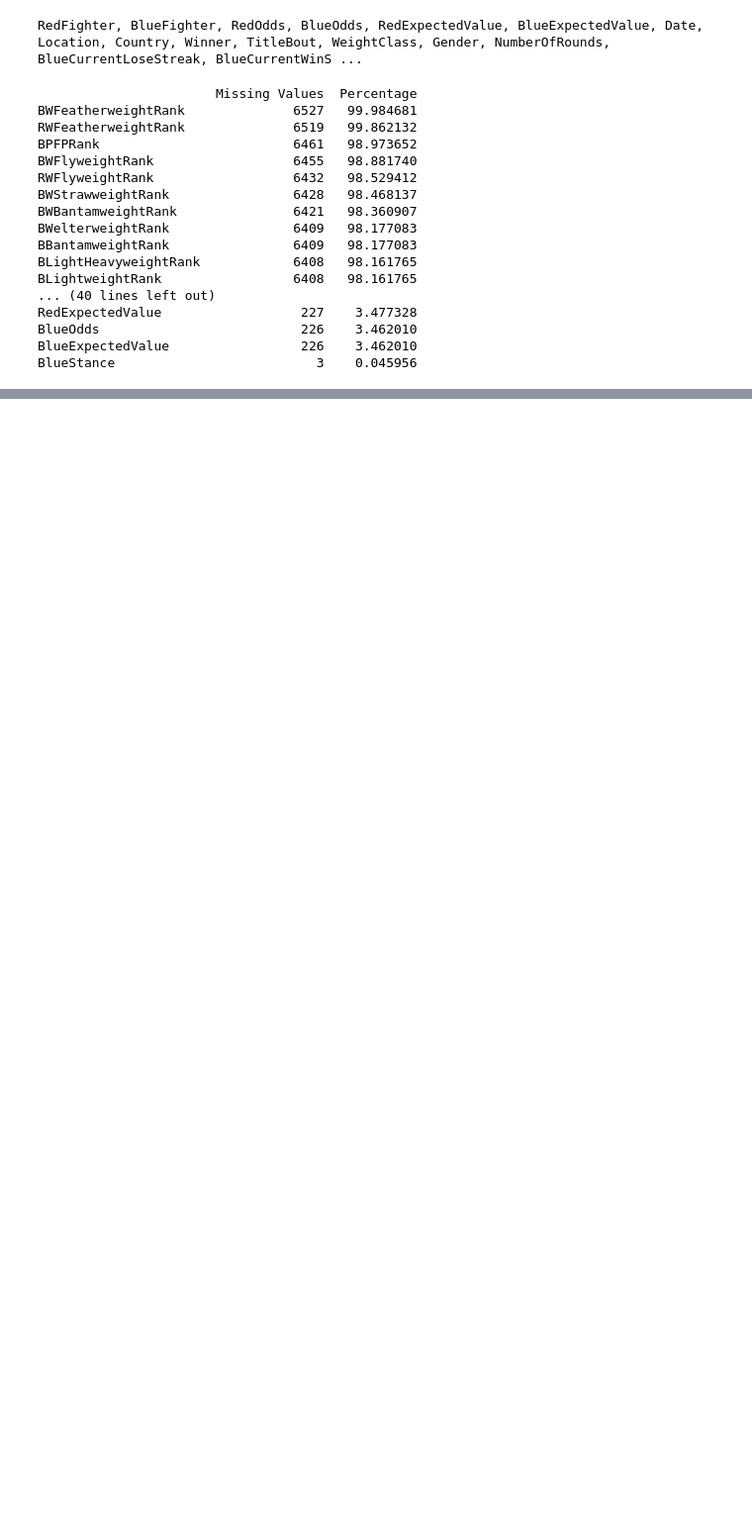
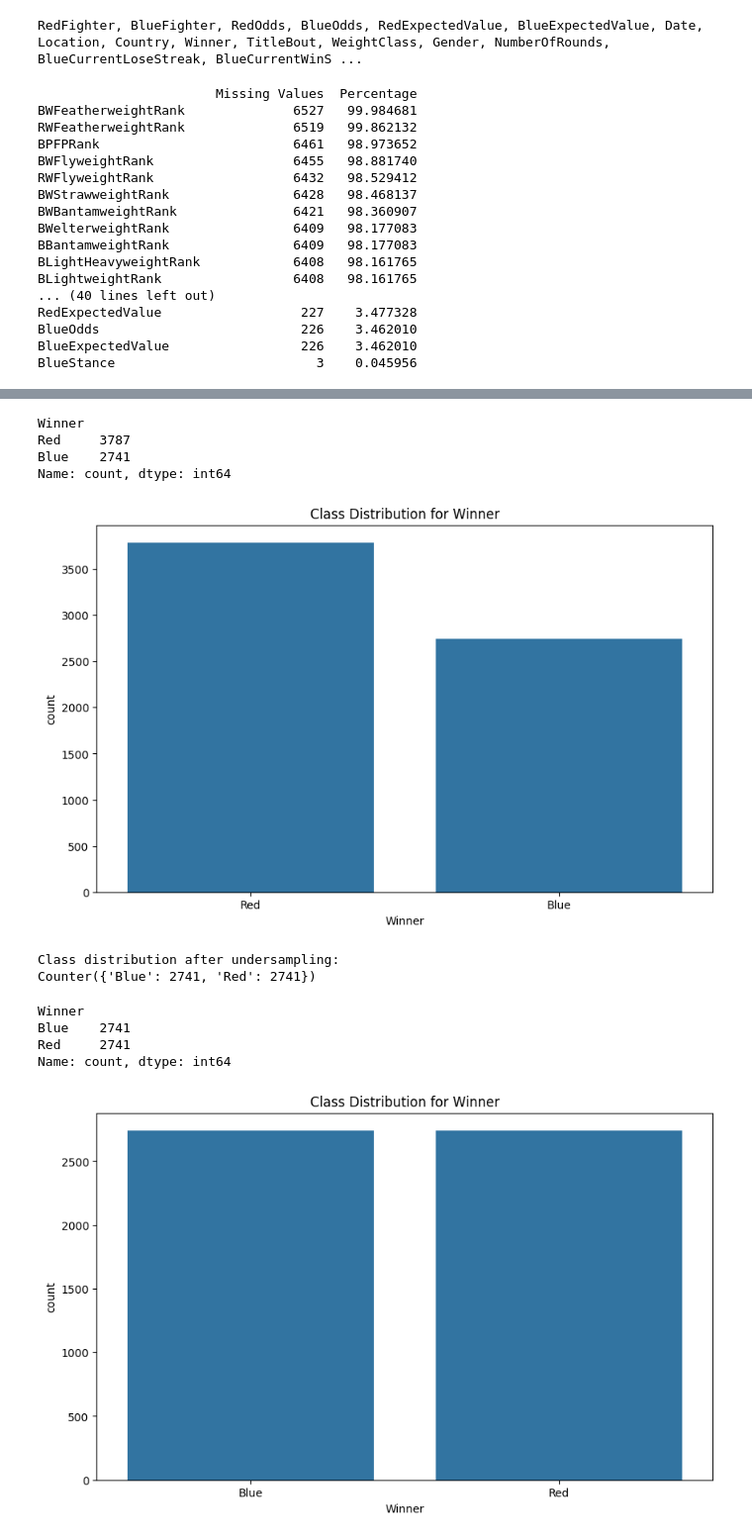
Before and after one commit to 0xPsyop/Octagon-Oracle, a Jupyter notebook: oracle.ipynb, the cells around one changed output, grey strips where cells are left out. Shown at 99% size. Drawn from its saved outputs; the diff is of its cells as text; code cells hidden in the pictures; blank space fills up the shorter version.

```diff
--- a/oracle.ipynb
+++ b/oracle.ipynb
@@ -227,0 +220,48 @@ Processed dataset saved!
+# %%
+# Check the dataset for Imabalances
+df = pd.read_csv('processed_fighting_data.csv')
+winner_counts = df['Winner'].value_counts()
+print(winner_counts)
+# Visualize the class imbalance
+plt.figure(figsize=(10, 6))
+sns.countplot(x='Winner', data=df)
+plt.title('Class Distribution for Winner')
+plt.show()
+
+
+X = df.drop(columns=['Winner'])  # Features (all columns except "Winner")
+y = df['Winner']  # Target column
+
+# Handle the winner class imbalance using undersampling of the majority
+rus = RandomUnderSampler(random_state=42)
+X_under, y_under = rus.fit_resample(X, y)
+
+print("\nClass distribution after undersampling:")
+print(Counter(y_under))
+
+under_df = pd.DataFrame(X_under, columns=X.columns)
+under_df['Winner'] = y_under
+under_df.to_csv('winner_balanced_ufc_dataset.csv', index=False)
+
+
+df = pd.read_csv('winner_balanced_ufc_dataset.csv')
+winner_counts = df['Winner'].value_counts()
+print(winner_counts)
+# Visualize the class imbalance
+plt.figure(figsize=(10, 6))
+sns.countplot(x='Winner', data=df)
+plt.title('Class Distribution for Winner')
+plt.show()
+# %% [output]
+Winner
+Red     3787
+Blue    2741
+Name: count, dtype: int64
+[figure, added]
+Class distribution after undersampling:
+Counter({'Blue': 2741, 'Red': 2741})
+Winner
+Blue    2741
+Red     2741
+Name: count, dtype: int64
+[figure, added]
```
Also changed, not shown: parts of 8 cells of this notebook.
